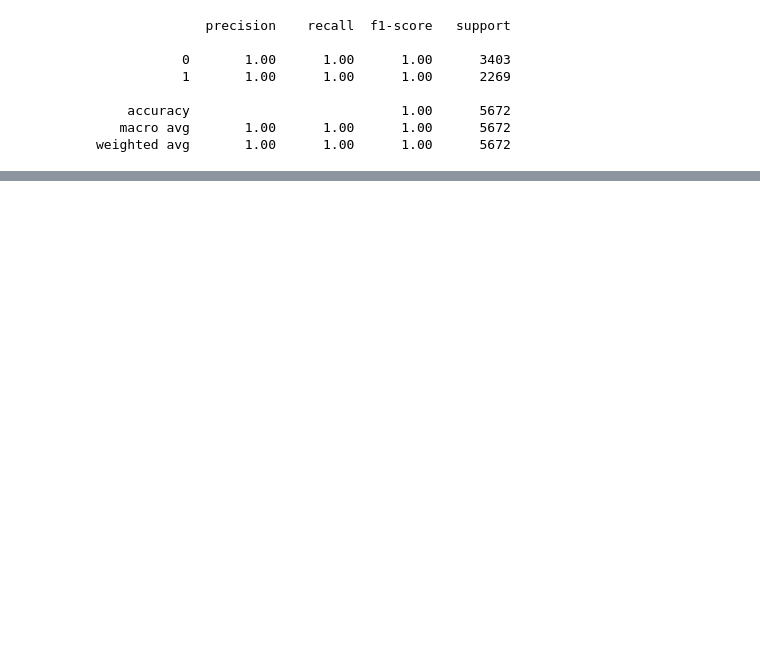
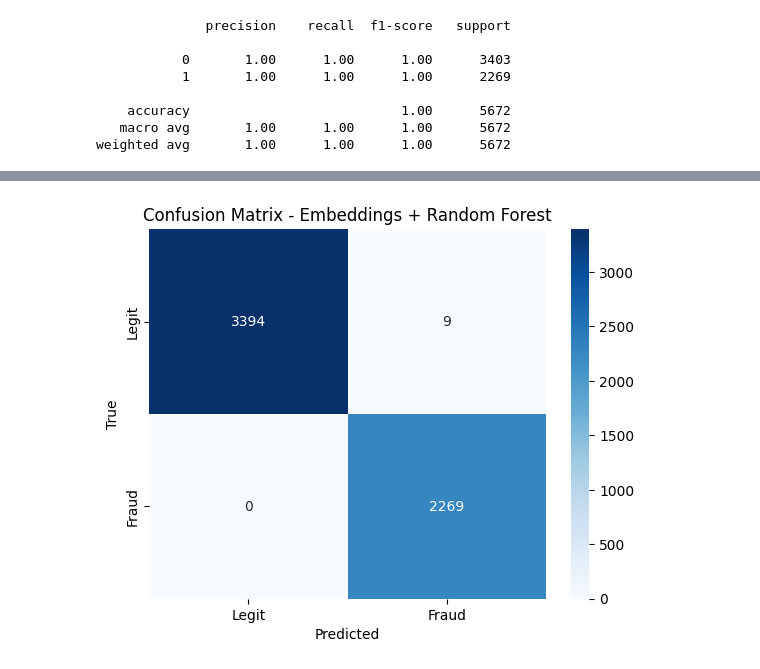
Before and after one commit to debojit11/Fraudulent_Job_Classifier, a Jupyter notebook: training/train.ipynb, the cells around one changed output, grey strips where cells are left out. Cells and saved outputs as stored; diff of their text form; code cells hidden in the pictures; blank space fills up the shorter version.

```diff
--- a/training/train.ipynb
+++ b/training/train.ipynb
@@ -280,0 +261,11 @@ files.download('tokenizer.zip')
+# %%
+import seaborn as sns
+import matplotlib.pyplot as plt
+cm = confusion_matrix(y_test, preds)
+sns.heatmap(cm, annot=True, fmt="d", cmap="Blues", xticklabels=["Legit", "Fraud"], yticklabels=["Legit", "Fraud"])
+plt.title("Confusion Matrix - Embeddings + Random Forest")
+plt.xlabel("Predicted")
+plt.ylabel("True")
+plt.show()
+# %% [output]
+[figure, added]
```
Also changed, not shown: parts of 33 cells of this notebook, 2 other files.
